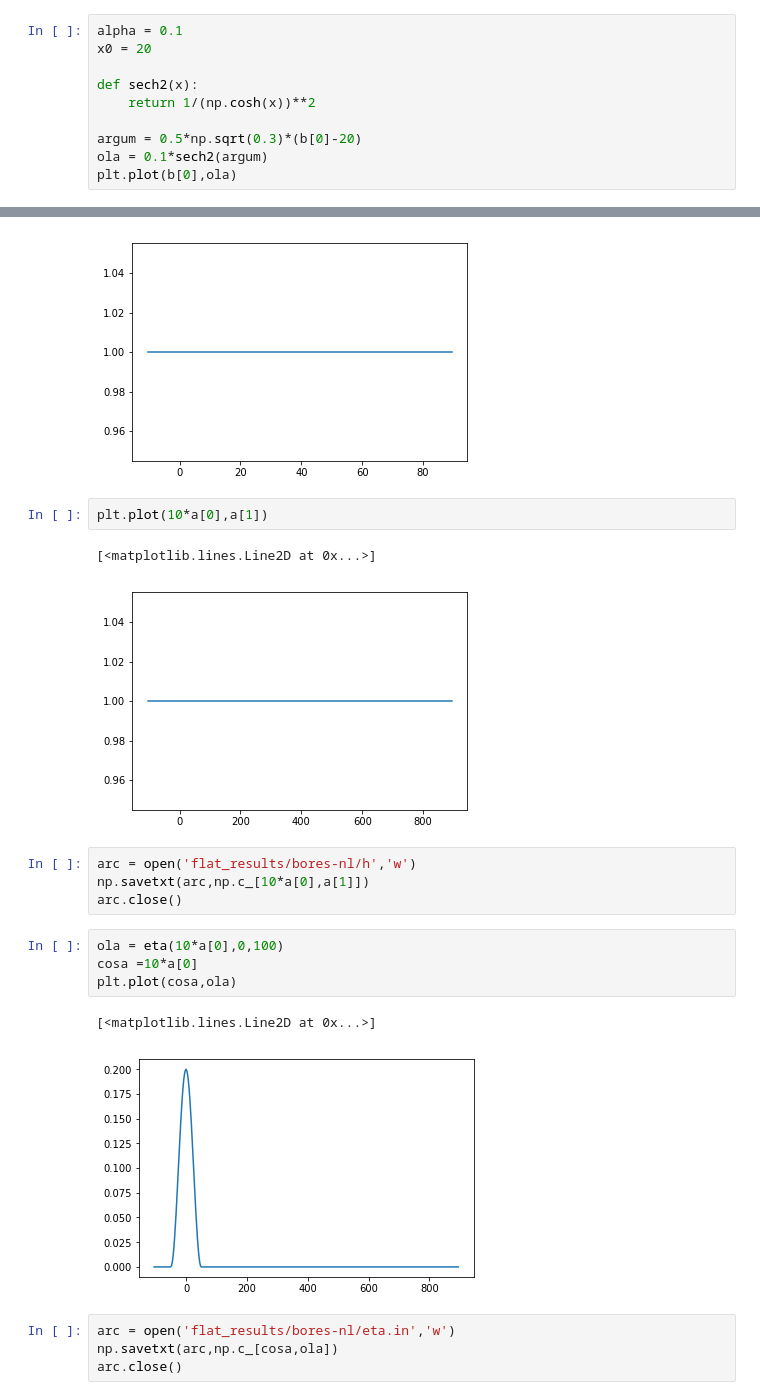
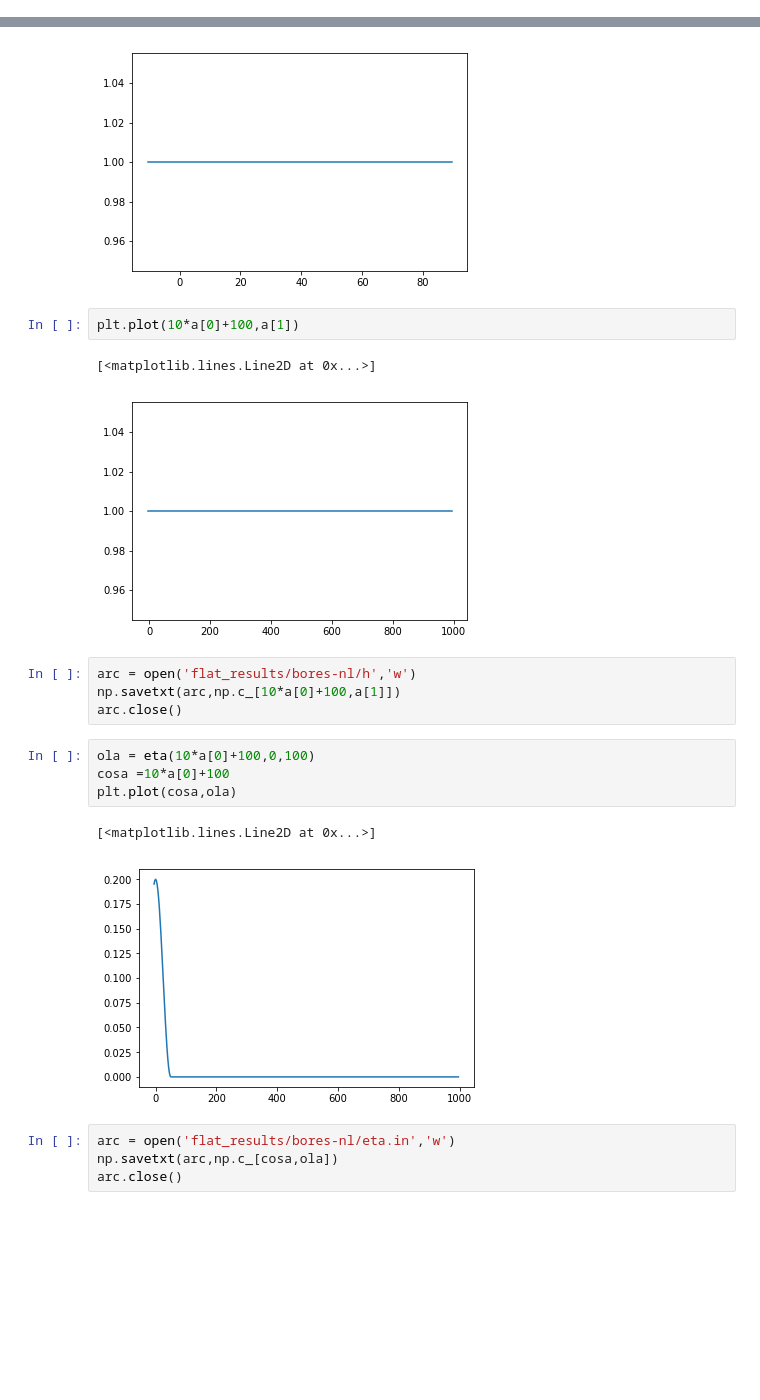
Before and after one commit to Reyna-RT/MEK9320, a Jupyter notebook: Second Assignment results.ipynb, the cells around one changed output, grey strips where cells are left out. Saved outputs shown, nothing was run; the diff lists cells and outputs as text; blank space fills up the shorter version.

```diff
--- a/Second Assignment results.ipynb
+++ b/Second Assignment results.ipynb
@@ -266,13 +266,3 @@ Up to this point, we have showed a numerical Boussinesq and LSW simulation of a
 ## Problem 4. Wave dispersion
 # %% [markdown]
 Make the derivative and the expansion to see the leading order
-# %%
-alpha = 0.1
-x0 = 20
-
-def sech2(x):
-    return 1/(np.cosh(x))**2
-
-argum = 0.5*np.sqrt(0.3)*(b[0]-20)
-ola = 0.1*sech2(argum)
-plt.plot(b[0],ola)
@@ -525,21 +512,21 @@ plt.plot(a[0],a[1])
 [<matplotlib.lines.Line2D at 0x...>]
 [figure]
 # %%
-plt.plot(10*a[0],a[1])
+plt.plot(10*a[0]+100,a[1])
 # %% [output]
 [<matplotlib.lines.Line2D at 0x...>]
-[figure, old version]
+[figure, new version]
 # %%
 arc = open('flat_results/bores-nl/h','w')
-np.savetxt(arc,np.c_[10*a[0],a[1]])
+np.savetxt(arc,np.c_[10*a[0]+100,a[1]])
 arc.close()
 # %%
-ola = eta(10*a[0],0,100)
-cosa =10*a[0]
+ola = eta(10*a[0]+100,0,100)
+cosa =10*a[0]+100
 plt.plot(cosa,ola)
 # %% [output]
 [<matplotlib.lines.Line2D at 0x...>]
-[figure, old version]
+[figure, new version]
 # %%
 arc = open('flat_results/bores-nl/eta.in','w')
 np.savetxt(arc,np.c_[cosa,ola])
```
Also changed, not shown: parts of 6 cells of this notebook.
